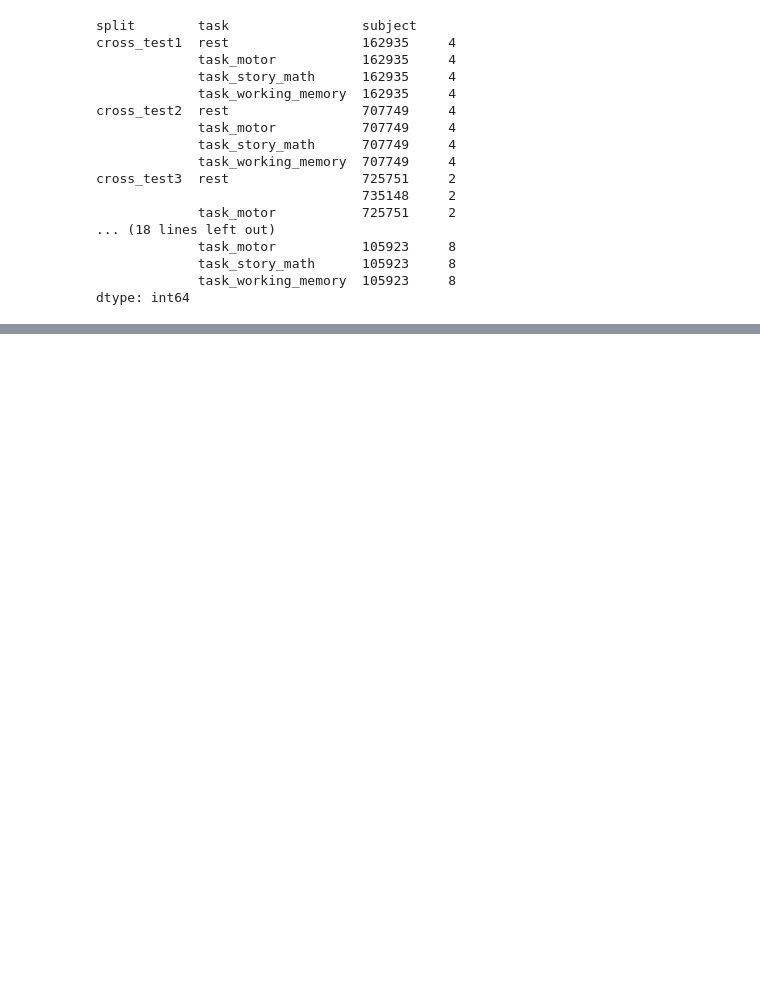
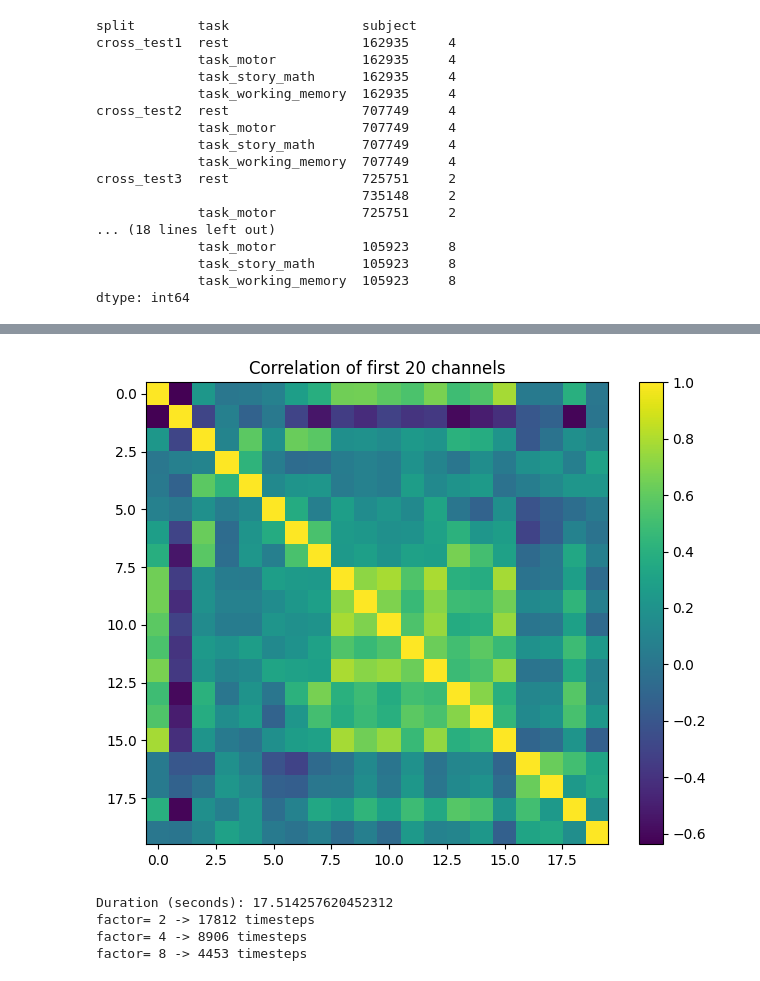
Before and after one commit to Stijnaard/DL_assignment_2, a Jupyter notebook: stijn.ipynb, the cells around one changed output, grey strips where cells are left out. Saved outputs shown, nothing was run; the diff lists cells and outputs as text; code cells hidden in the pictures; blank space fills up the shorter version.

```diff
--- a/stijn.ipynb
+++ b/stijn.ipynb
@@ -108,0 +241,26 @@ dtype: int64
+# %%
+corr = np.corrcoef(X[:20])
+
+plt.figure(figsize=(8,6))
+plt.imshow(corr)
+plt.colorbar()
+plt.title("Correlation of first 20 channels")
+plt.show()
+# %% [output]
+[figure, added]
+# %%
+sample_rate = 2034
+duration = X.shape[1] / sample_rate
+
+print("Duration (seconds):", duration)
+
+for factor in [2, 4, 8]:
+    print(
+        f"factor={factor:2d} -> "
+        f"{X.shape[1]//factor} timesteps"
+    )
+# %% [output]
+Duration (seconds): 17.514257620452312
+factor= 2 -> 17812 timesteps
+factor= 4 -> 8906 timesteps
+factor= 8 -> 4453 timesteps
```
Also changed, not shown: parts of 37 cells of this notebook.
